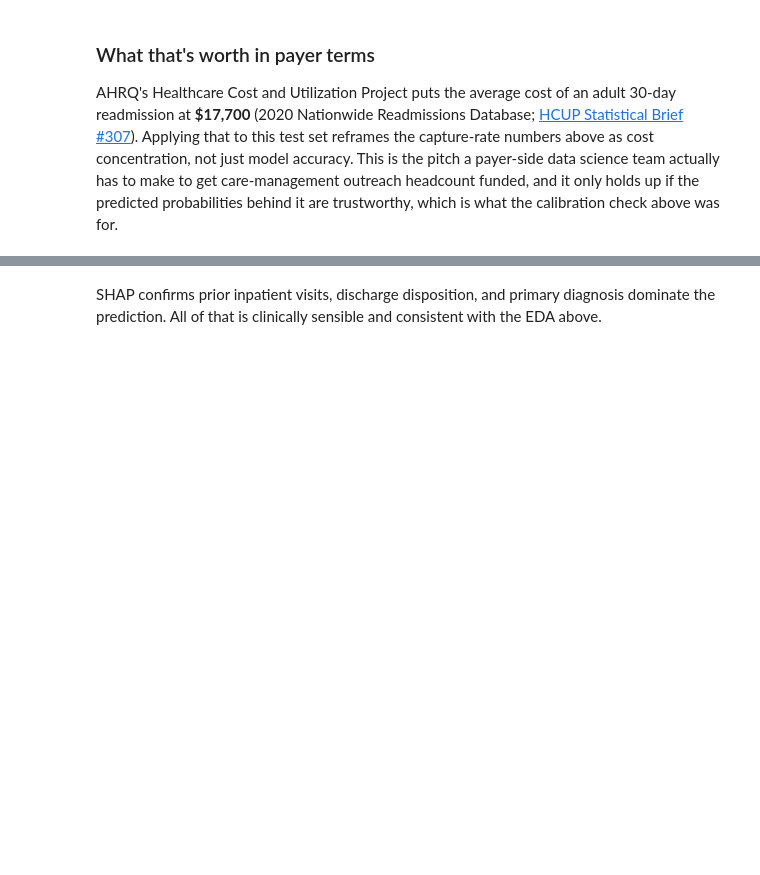
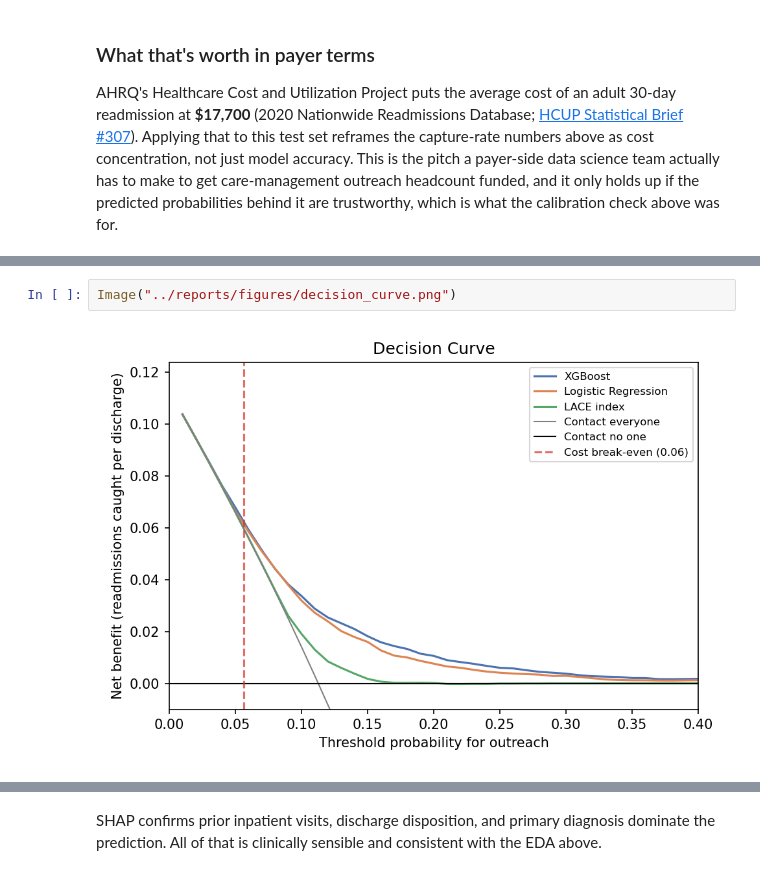
Before and after one commit to jlwj22/Healthcare-Readmission, a Jupyter notebook: notebooks/01_eda_and_modeling.ipynb, the cells around one changed output, grey strips where cells are left out. Cells and saved outputs as stored; diff of their text form; blank space fills up the shorter version.

```diff
--- a/notebooks/01_eda_and_modeling.ipynb
+++ b/notebooks/01_eda_and_modeling.ipynb
@@ -221,0 +273,4 @@ pd.DataFrame(rows)
+# %%
+Image("../reports/figures/decision_curve.png")
+# %% [output]
+[figure, added]
```
Also changed, not shown: parts of 24 cells of this notebook, 2 other files.
